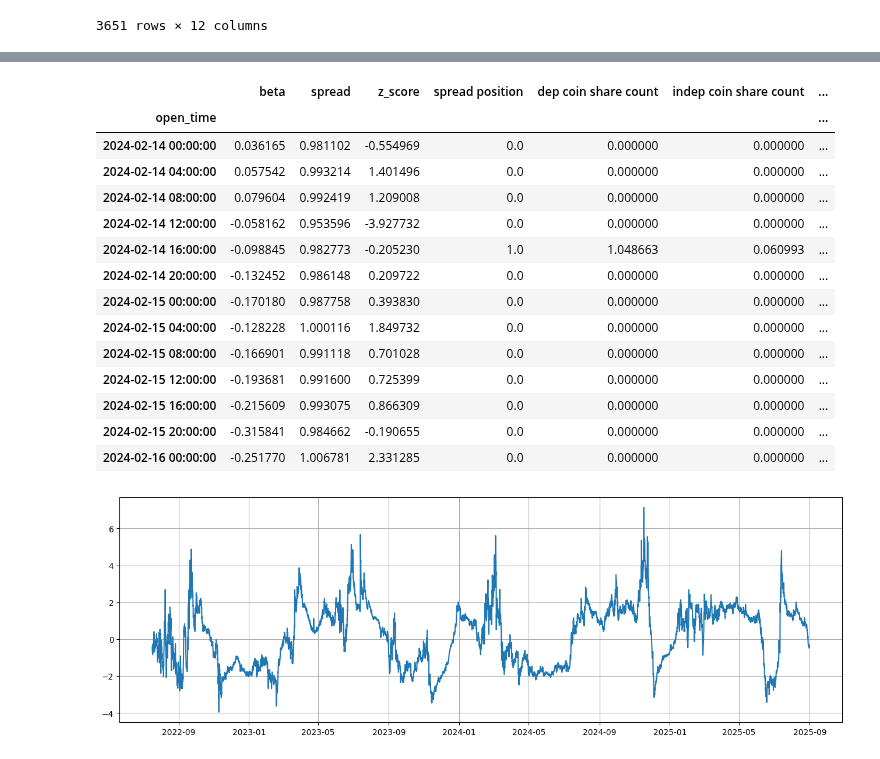
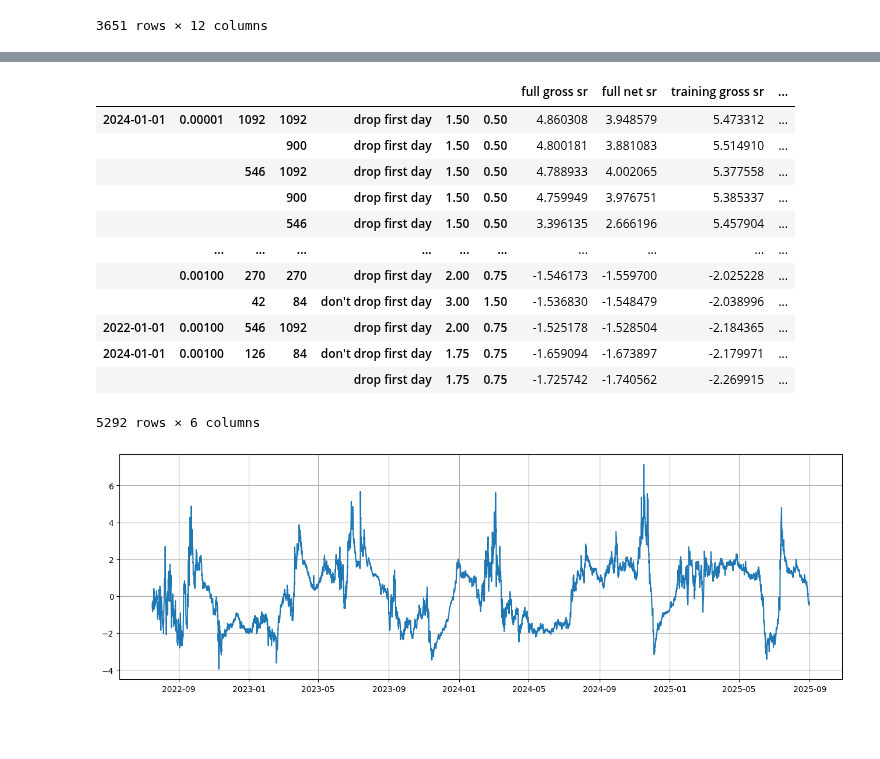
Before and after one commit to wbchristerson/crypto-strategies, a Jupyter notebook: updated_statistical_arbitrage_cointegration_4.ipynb, the cells around one changed output, grey strips where cells are left out. Cells and saved outputs as stored; diff of their text form; code cells hidden in the pictures; blank space fills up the shorter version.

```diff
--- a/updated_statistical_arbitrage_cointegration_4.ipynb
+++ b/updated_statistical_arbitrage_cointegration_4.ipynb
@@ -181,13 +181,13 @@ pairs
 # plt.grid()
 # plt.show()
 # %%
-independent_coin = "DOTUSDT"
-dependent_coin = "XLMUSDT"
-beta_calculation_num_periods = 6 * 182
-z_score_calculation_num_periods = 6 * 45
-entry_z_score = 2.00
-exit_z_score = 1.00
-min_period_req = 30
+# independent_coin = "DOTUSDT"
+# dependent_coin = "XLMUSDT"
+# beta_calculation_num_periods = 6 * 182
+# z_score_calculation_num_periods = 6 * 45
+# entry_z_score = 2.00
+# exit_z_score = 1.00
+# min_period_req = 30
 
 # XLM ~ b * DOT + a
 
@@ -912,18 +855,22 @@ df.loc[close_spread_indices]
-# %%
-df.loc[datetime(2024, 2, 14, 0, 0):datetime(2024, 2, 16, 0, 0)]
-# %% [output]
-|  | beta | spread | z_score | spread position | dep coin share count | indep coin share count | ... |
-| open_time |  |  |  |  |  |  | ... |
-| 2024-02-14 00:00:00 | 0.036165 | 0.981102 | -0.554969 | 0.0 | 0.000000 | 0.000000 | ... |
-| 2024-02-14 04:00:00 | 0.057542 | 0.993214 | 1.401496 | 0.0 | 0.000000 | 0.000000 | ... |
-| 2024-02-14 08:00:00 | 0.079604 | 0.992419 | 1.209008 | 0.0 | 0.000000 | 0.000000 | ... |
-| 2024-02-14 12:00:00 | -0.058162 | 0.953596 | -3.927732 | 0.0 | 0.000000 | 0.000000 | ... |
-| 2024-02-14 16:00:00 | -0.098845 | 0.982773 | -0.205230 | 1.0 | 1.048663 | 0.060993 | ... |
-| 2024-02-14 20:00:00 | -0.132452 | 0.986148 | 0.209722 | 0.0 | 0.000000 | 0.000000 | ... |
-| 2024-02-15 00:00:00 | -0.170180 | 0.987758 | 0.393830 | 0.0 | 0.000000 | 0.000000 | ... |
-| 2024-02-15 04:00:00 | -0.128228 | 1.000116 | 1.849732 | 0.0 | 0.000000 | 0.000000 | ... |
-| 2024-02-15 08:00:00 | -0.166901 | 0.991118 | 0.701028 | 0.0 | 0.000000 | 0.000000 | ... |
-| 2024-02-15 12:00:00 | -0.193681 | 0.991600 | 0.725399 | 0.0 | 0.000000 | 0.000000 | ... |
-| 2024-02-15 16:00:00 | -0.215609 | 0.993075 | 0.866309 | 0.0 | 0.000000 | 0.000000 | ... |
-| 2024-02-15 20:00:00 | -0.315841 | 0.984662 | -0.190655 | 0.0 | 0.000000 | 0.000000 | ... |
-| 2024-02-16 00:00:00 | -0.251770 | 1.006781 | 2.331285 | 0.0 | 0.000000 | 0.000000 | ... |
+# %%
+times_8h = pd.date_range(px_4h.index[0], px_4h.index[-1], freq='8h')
+times_8h = times_8h.drop(datetime(2023, 2, 6, 8, 0))
+px_8h = px_4h.loc[times_8h]
+
+df_sr_stats_8h = run_grid_search(px_4h, px_8h, 8)
+# %%
+df_sr_stats_8h.sort_values(by="training net sr", ascending=False)
+# %% [output]
+|  |  |  |  |  |  |  | full gross sr | full net sr | training gross sr | ... |
+| 2024-01-01 | 0.00001 | 1092 | 1092 | drop first day | 1.50 | 0.50 | 4.860308 | 3.948579 | 5.473312 | ... |
+|  |  |  | 900 | drop first day | 1.50 | 0.50 | 4.800181 | 3.881083 | 5.514910 | ... |
+|  |  | 546 | 1092 | drop first day | 1.50 | 0.50 | 4.788933 | 4.002065 | 5.377558 | ... |
+|  |  |  | 900 | drop first day | 1.50 | 0.50 | 4.759949 | 3.976751 | 5.385337 | ... |
+|  |  |  | 546 | drop first day | 1.50 | 0.50 | 3.396135 | 2.666196 | 5.457904 | ... |
+|  | ... | ... | ... | ... | ... | ... | ... | ... | ... | ... |
+|  | 0.00100 | 270 | 270 | drop first day | 2.00 | 0.75 | -1.546173 | -1.559700 | -2.025228 | ... |
+|  |  | 42 | 84 | don't drop first day | 3.00 | 1.50 | -1.536830 | -1.548479 | -2.038996 | ... |
+| 2022-01-01 | 0.00100 | 546 | 1092 | drop first day | 2.00 | 0.75 | -1.525178 | -1.528504 | -2.184365 | ... |
+| 2024-01-01 | 0.00100 | 126 | 84 | don't drop first day | 1.75 | 0.75 | -1.659094 | -1.673897 | -2.179971 | ... |
+|  |  |  |  | drop first day | 1.75 | 0.75 | -1.725742 | -1.740562 | -2.269915 | ... |
+5292 rows × 6 columns
```
Also changed, not shown: parts of 7 cells of this notebook.
